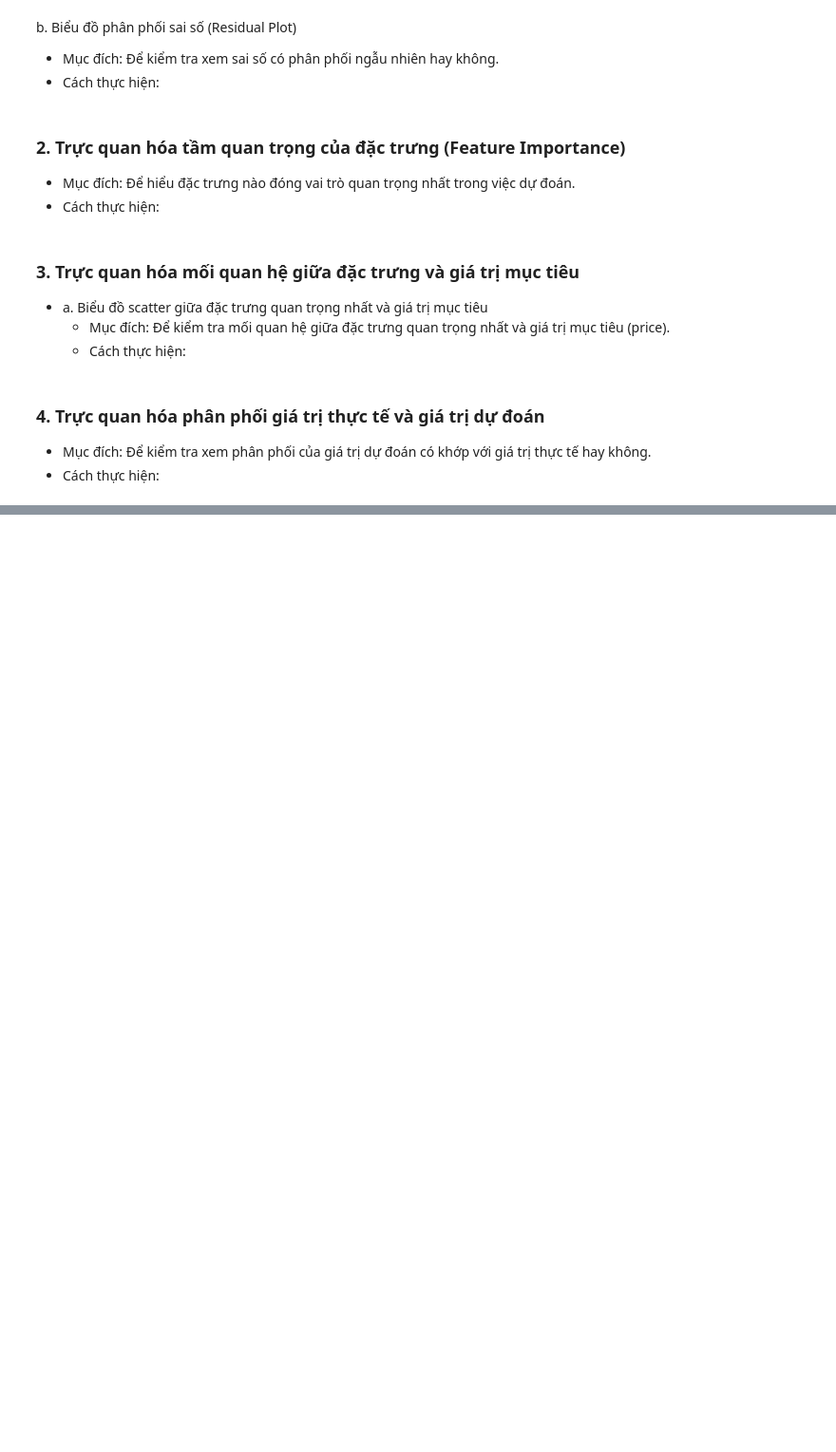
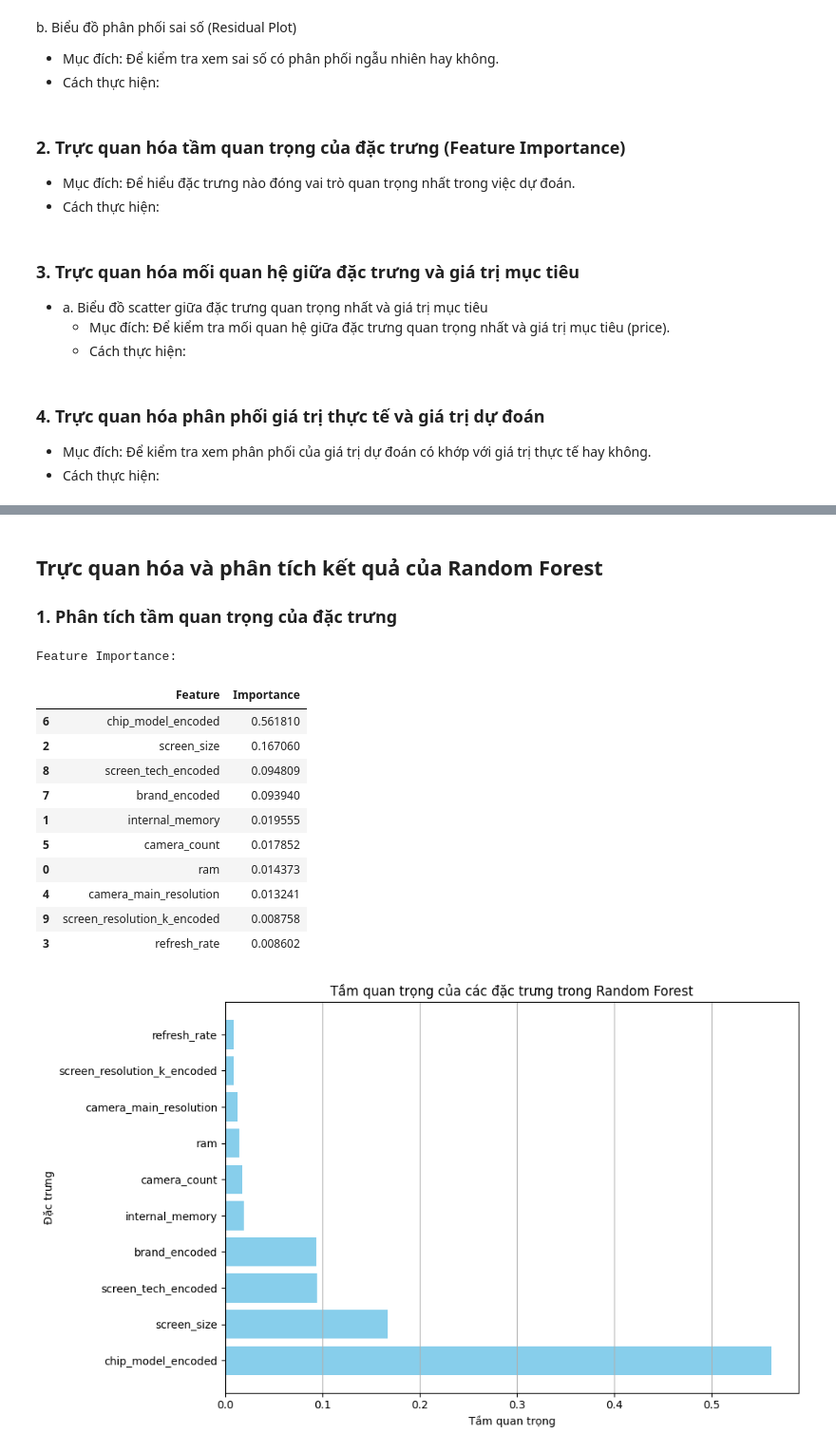
Before and after one commit to vulinhnopro2704/KHDL, a Jupyter notebook: code/GradientBoosting/gradient_boosting.ipynb, the cells around one changed output, grey strips where cells are left out. Shown at 95% size. Saved outputs shown, nothing was run; the diff lists cells and outputs as text; code cells hidden in the pictures; blank space fills up the shorter version.

Commit message:
Add random forest

```diff
--- a/code/GradientBoosting/gradient_boosting.ipynb
+++ b/code/GradientBoosting/gradient_boosting.ipynb
@@ -310,0 +449,44 @@ plt.show()
+# %% [markdown]
+## Trực quan hóa và phân tích kết quả của Random Forest
+
+### 1. Phân tích tầm quan trọng của đặc trưng
+# %%
+# Hiển thị tầm quan trọng của đặc trưng
+feature_importances = rf_model.feature_importances_
+
+# Tạo DataFrame để hiển thị
+feature_importance_df = pd.DataFrame({
+    'Feature': features,
+    'Importance': feature_importances
+})
+
+# Sắp xếp theo tầm quan trọng giảm dần
+feature_importance_df = feature_importance_df.sort_values('Importance', ascending=False)
+
+# Hiển thị kết quả
+print("Feature Importance:")
+display(feature_importance_df)
+
+# Trực quan hóa tầm quan trọng của đặc trưng
+plt.figure(figsize=(10, 6))
+plt.barh(feature_importance_df['Feature'], feature_importance_df['Importance'], color='skyblue')
+plt.xlabel('Tầm quan trọng')
+plt.ylabel('Đặc trưng')
+plt.title('Tầm quan trọng của các đặc trưng trong Random Forest')
+plt.grid(axis='x')
+plt.tight_layout()
+plt.show()
+# %% [output]
+Feature Importance:
+|  | Feature | Importance |
+| 6 | chip_model_encoded | 0.561810 |
+| 2 | screen_size | 0.167060 |
+| 8 | screen_tech_encoded | 0.094809 |
+| 7 | brand_encoded | 0.093940 |
+| 1 | internal_memory | 0.019555 |
+| 5 | camera_count | 0.017852 |
+| 0 | ram | 0.014373 |
+| 4 | camera_main_resolution | 0.013241 |
+| 9 | screen_resolution_k_encoded | 0.008758 |
+| 3 | refresh_rate | 0.008602 |
+[figure, added]
```
Also changed, not shown: parts of 10 cells of this notebook, 5 other files.
